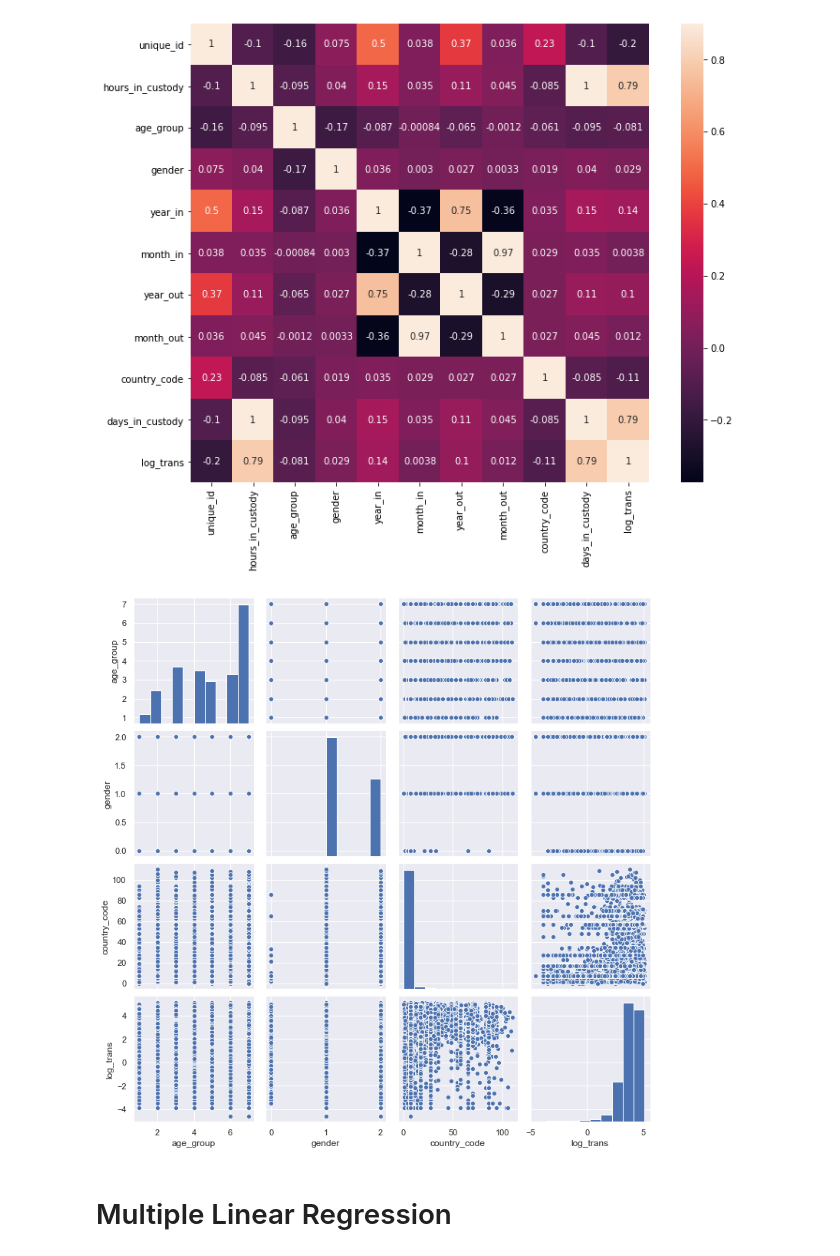
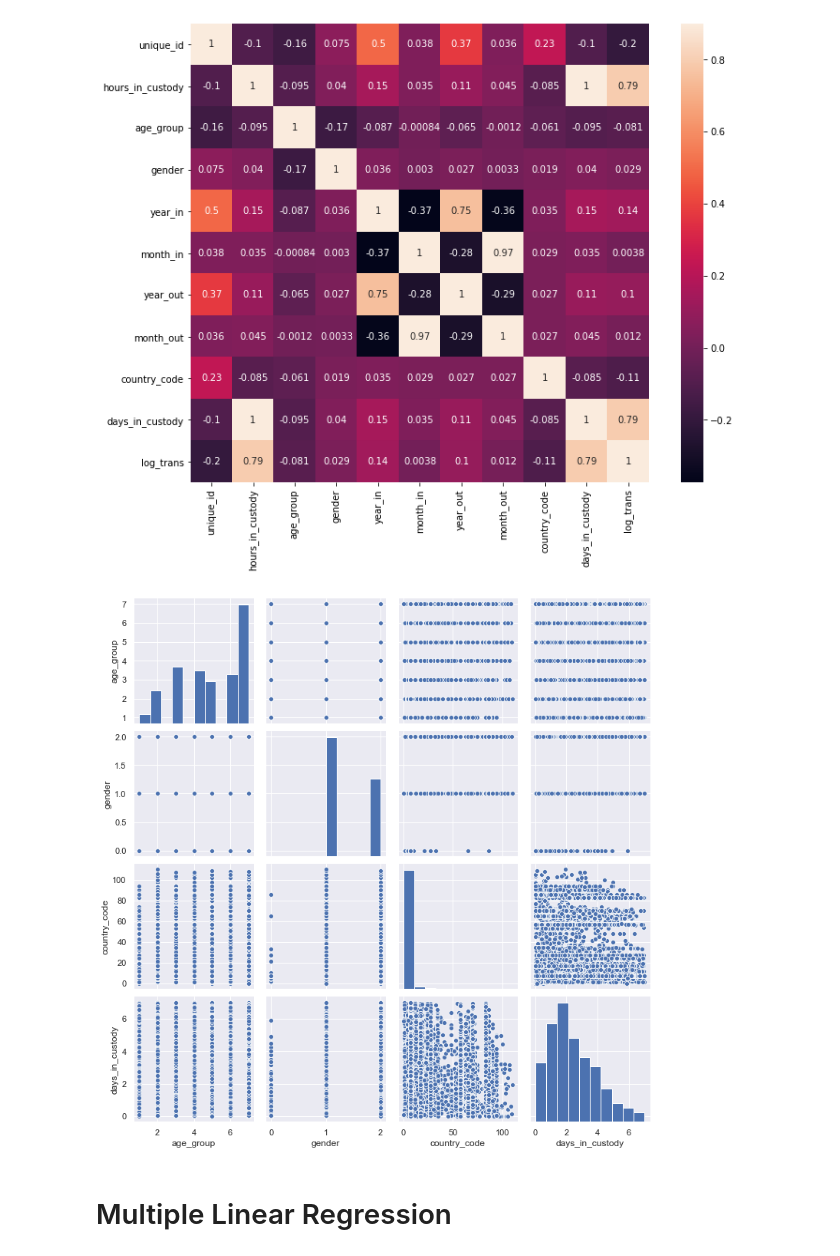
Before and after one commit to ItsEbony/CBP_Detentions, a Jupyter notebook: expl_analysis_and_ML_tests.ipynb, the cells around one changed output. Saved outputs shown, nothing was run; the diff lists cells and outputs as text; code cells hidden in the pictures.

```diff
--- a/expl_analysis_and_ML_tests.ipynb
+++ b/expl_analysis_and_ML_tests.ipynb
@@ -45,6 +45,5 @@ sns.boxplot(x=cbp_df['hours_in_custody'])
 [figure]
 # %%
 # Remove negative values and outliers
-cbp_df.drop(cbp_df.loc[cbp_df['hours_in_custody']>168.13].index, inplace=True)
+cbp_df.drop(cbp_df[cbp_df['hours_in_custody']>168.13].index, inplace=True)
 cbp_df.drop(cbp_df.loc[cbp_df['hours_in_custody']<=0].index, inplace=True)
-cbp_df
@@ -100,11 +101,11 @@ sns.heatmap(corr_matrix, vmax=0.9, annot=True, square=True)
 [figure]
 # %%
 sns.set()
-cols = ['age_group', 'gender', 'country_code', 'log_trans']
+cols = ['age_group', 'gender', 'country_code', 'days_in_custody']
 sns.pairplot(cbp_df[cols], height = 2.5)
 plt.show()
 # %% [output]
-[figure, old version]
+[figure, new version]
 # %% [markdown]
 # Multiple Linear Regression
 # %%
```
Also changed, not shown: parts of 41 cells of this notebook.
